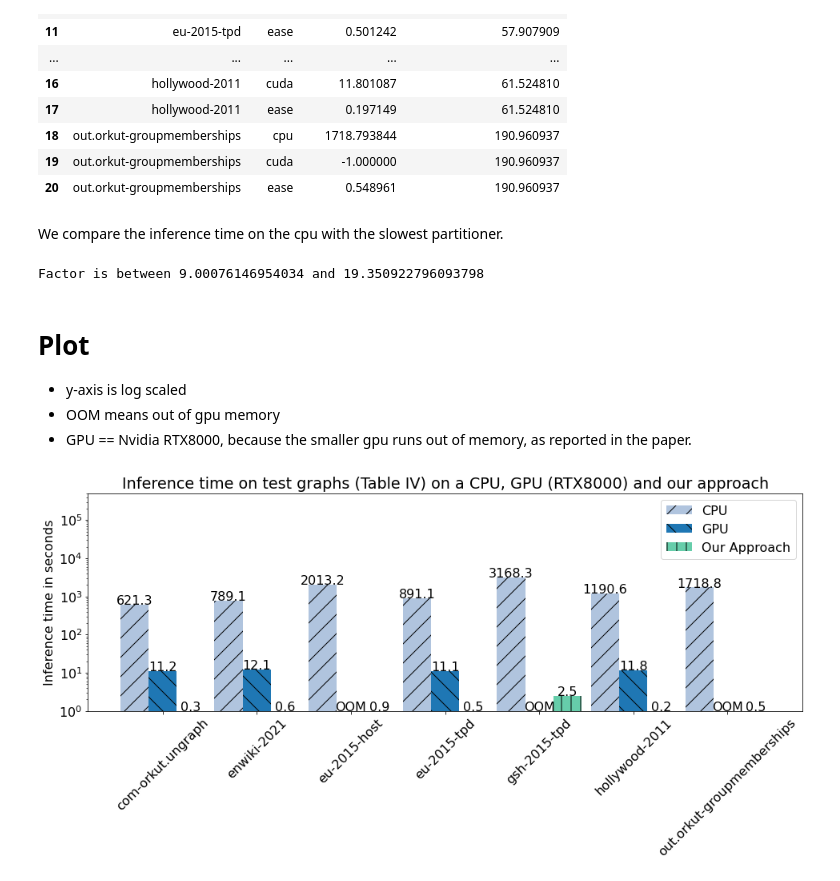
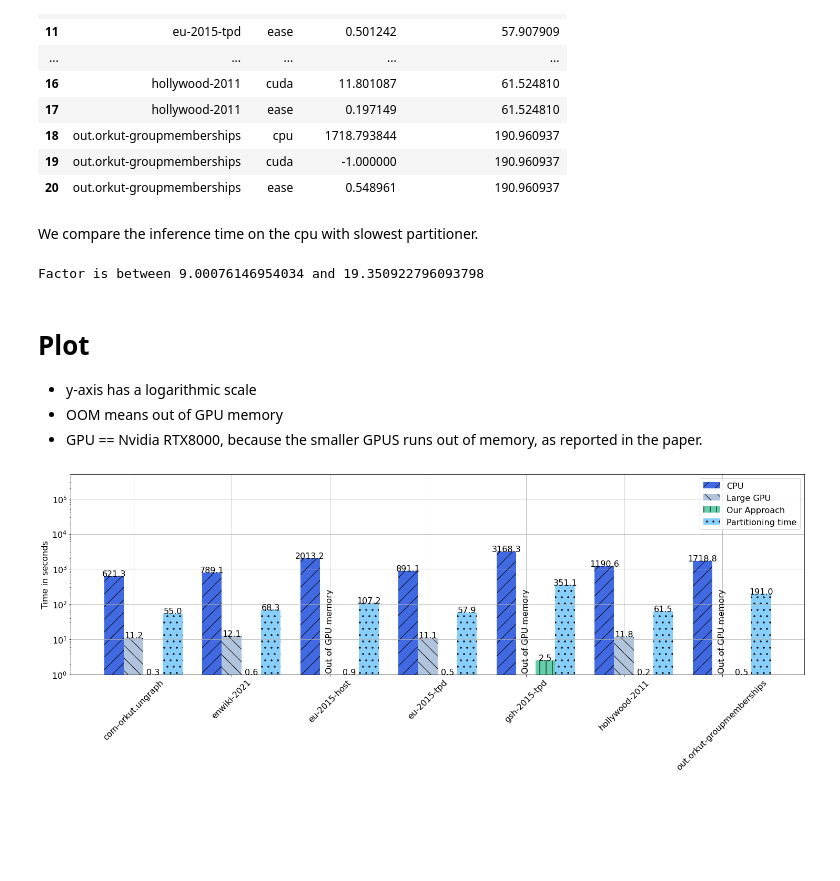
Before and after one commit to EASE23/EASE23, a Jupyter notebook: embedding/Comparision.ipynb, the cells around one changed output. Saved outputs shown, nothing was run; the diff lists cells and outputs as text; code cells hidden in the pictures; blank space fills up the shorter version.

```diff
--- a/embedding/Comparision.ipynb
+++ b/embedding/Comparision.ipynb
@@ -62,7 +62,7 @@ overview.sort_values(by=["graph_name"])
 | 19 | out.orkut-groupmemberships | cuda | -1.000000 | 190.960937 |
 | 20 | out.orkut-groupmemberships | ease | 0.548961 | 190.960937 |
 # %% [markdown]
-We compare the inference time on the cpu with the slowest partitioner.
+We compare the inference time on the cpu with slowest partitioner.
 # %%
 cpu_factor = overview.copy()
 cpu_factor = cpu_factor[cpu_factor.device == "cpu"]
@@ -72,65 +72,68 @@ print("Factor is between", cpu_factor["factor"].min(),"and", cpu_factor["factor"
 Factor is between 9.00076146954034 and 19.350922796093798
 # %% [markdown]
 # Plot
-- y-axis is log scaled
-- OOM means out of gpu memory
-- GPU == Nvidia RTX8000, because the smaller gpu runs out of memory, as reported in the paper.
+- y-axis has a logarithmic scale
+- OOM means out of GPU memory
+- GPU == Nvidia RTX8000, because the smaller GPUS runs out of memory, as reported in the paper.
 # %%
-plt.rcParams["figure.figsize"] = (16,5)
+plt.rcParams["figure.figsize"] = (25,7)
 plt.rcParams.update({'font.size': 16})
 cpus = np.around(overview[overview.device == "cpu"].sort_values(by=["graph_name"])["inference_time"].to_numpy(), 1)
 gpus = np.around(overview[overview.device == "cuda"].sort_values(by=["graph_name"])["inference_time"].to_numpy(), 1)
 ease = np.around(overview[overview.device == "ease"].sort_values(by=["graph_name"])["inference_time"].to_numpy(), 1)
+part_time = np.around(overview[overview.device == "ease"].sort_values(by=["graph_name"])["time_slowest_partitioner"].to_numpy(), 1)
 graphs =  overview[overview.device == "ease"].sort_values(by=["graph_name"])["graph_name"].to_numpy()
 
 x_positions = np.arange(len(graphs))
-bar_width = 0.3
+bar_width = 0.2
 y_min = 1
 
 fig, ax = plt.subplots()
 #fig.tight_layout()
+plt.grid()
 ax.set_yscale('log')
 ax.set_ylim(y_min, 500000)
 
-rects1 = ax.bar(x_positions - bar_width, cpus, bar_width, label="CPU", hatch="/",color="lightsteelblue")
-rects2 = ax.bar(x_positions, gpus, bar_width, label="GPU", hatch="\\" )
+rects1 = ax.bar(x_positions - bar_width, cpus, bar_width, label="CPU", hatch="/",color="royalblue")
+rects2 = ax.bar(x_positions, gpus, bar_width, label="Large GPU", hatch="\\", color="lightsteelblue" )
 rects3 = ax.bar(x_positions + bar_width, ease, bar_width, label="Our Approach", hatch="|",color="mediumaquamarine" )
+rects4 = ax.bar(x_positions + 2* bar_width, part_time, bar_width, label="Partitioning time", hatch=".",color="lightskyblue" )
 
-ax.set_ylabel('Inference time in seconds')
+ax.set_ylabel('Time in seconds')
 ax.set_xticks(x_positions, graphs)
 ax.legend()
 
 lim = ax.get_ylim()[0]
 
-for x, values in enumerate([cpus, gpus, ease]):
+for x, values in enumerate([cpus, gpus, ease,part_time]):
     for v in range(len(values)):
         # We set the time to a negative value if we run out of memory
         if values[v] < 0:
           ax.text(x = v + (x-1) * bar_width,
-            y = lim, # the postition where we write OOM
-            s = "OOM",
+            y = lim +0.2, # the postition where we write OOM
+            s = "Out of GPU memory",
             horizontalalignment='center',
             # bbox=dict(facecolor='red', alpha=0.5),
-            #rotation=90
+            rotation=90
           )
         else:
             # find the position where we write the label / text above the bars
             y = lim
             if values[v] >= lim:
                 y = values[v]
             ax.text(x = v + (x-1) * bar_width,
               y = y,  # the postition where we write the inference time
               s =str(values[v]),
               horizontalalignment='center',
               #bbox=dict(facecolor='red', alpha=0.1)
             )
 
-plt.title("Inference time on test graphs (Table IV) on a CPU, GPU (RTX8000) and our approach")
+#plt.title("Inference time on test graphs (Table IV) on a CPU, GPU (RTX8000), our approach and partitioner with highest run-time.")
 plt.xticks(rotation=45)
 #plt.show()
 #fig.tight_layout()
-#plt.savefig("figures/inference.png")
+plt.savefig("figures/inference.pdf")
 
 fig.savefig("figures/inference.png",dpi=300, bbox_inches="tight",transparent=True)
 # %% [output]
-[figure, old version]
+[figure, new version]
```
Also changed, not shown: parts of 1 cell of this notebook, 2 other files.
